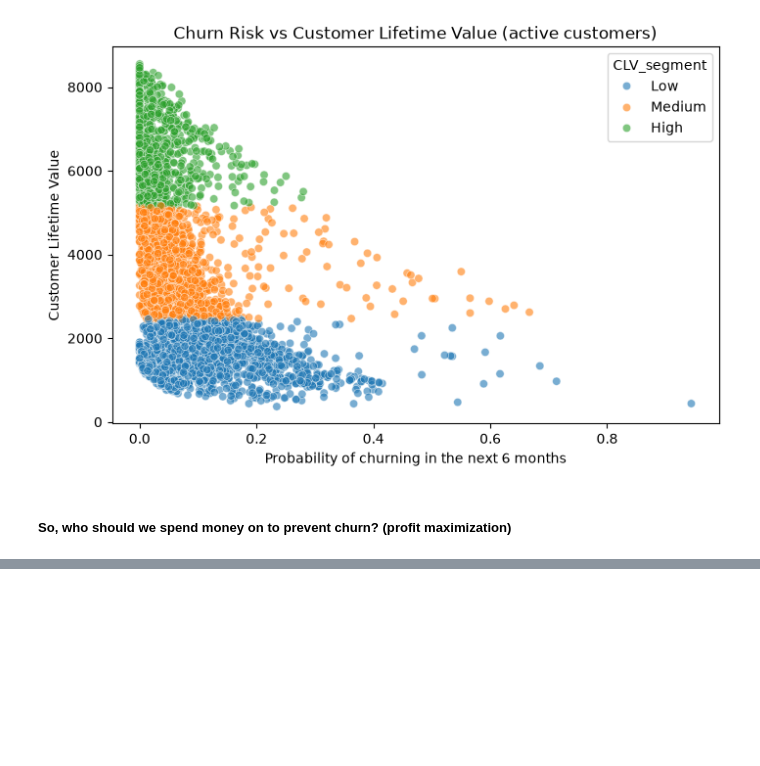
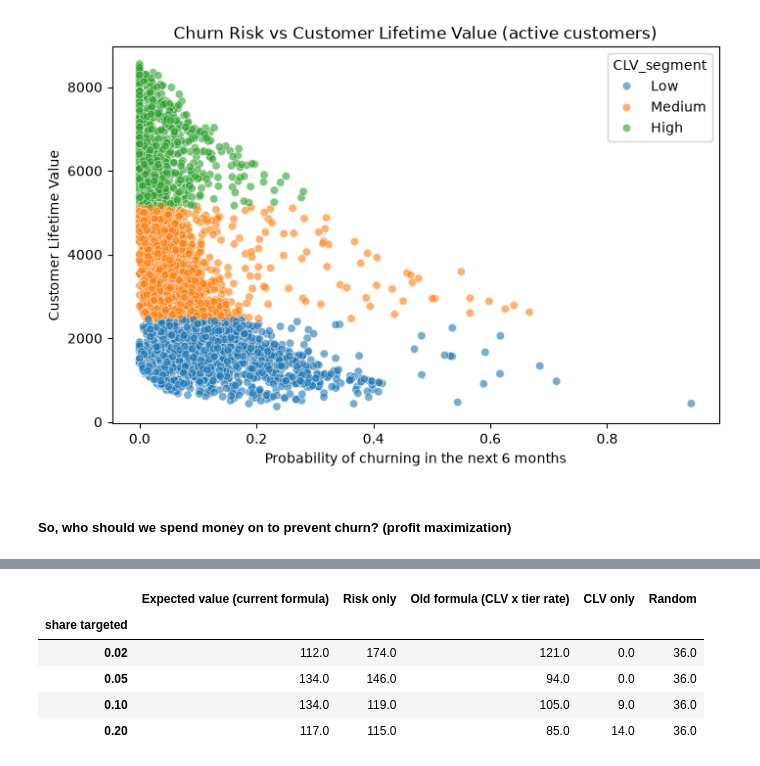
Before and after one commit to snehilojha/Profit-aware-customer-churn-and-retention-decision-system, a Jupyter notebook: src/main.ipynb, the cells around one changed output, grey strips where cells are left out. Cells and saved outputs as stored; diff of their text form; code cells hidden in the pictures; blank space fills up the shorter version.

```diff
--- a/src/main.ipynb
+++ b/src/main.ipynb
@@ -710,0 +775,10 @@ scored.groupby("retain_decision").agg(
+# %%
+# Value saved per offer at a few budget levels. A policy makes money where this exceeds the offer cost.
+curves.loc[[0.02, 0.05, 0.10, 0.20]].round(0)
+# %% [output]
+|  | Expected value (current formula) | Risk only | Old formula (CLV x tier rate) | CLV only | Random |
+| share targeted |  |  |  |  |  |
+| 0.02 | 112.0 | 174.0 | 121.0 | 0.0 | 36.0 |
+| 0.05 | 134.0 | 146.0 | 94.0 | 0.0 | 36.0 |
+| 0.10 | 134.0 | 119.0 | 105.0 | 9.0 | 36.0 |
+| 0.20 | 117.0 | 115.0 | 85.0 | 14.0 | 36.0 |
```
Also changed, not shown: parts of 35 cells of this notebook, 1 other file.
